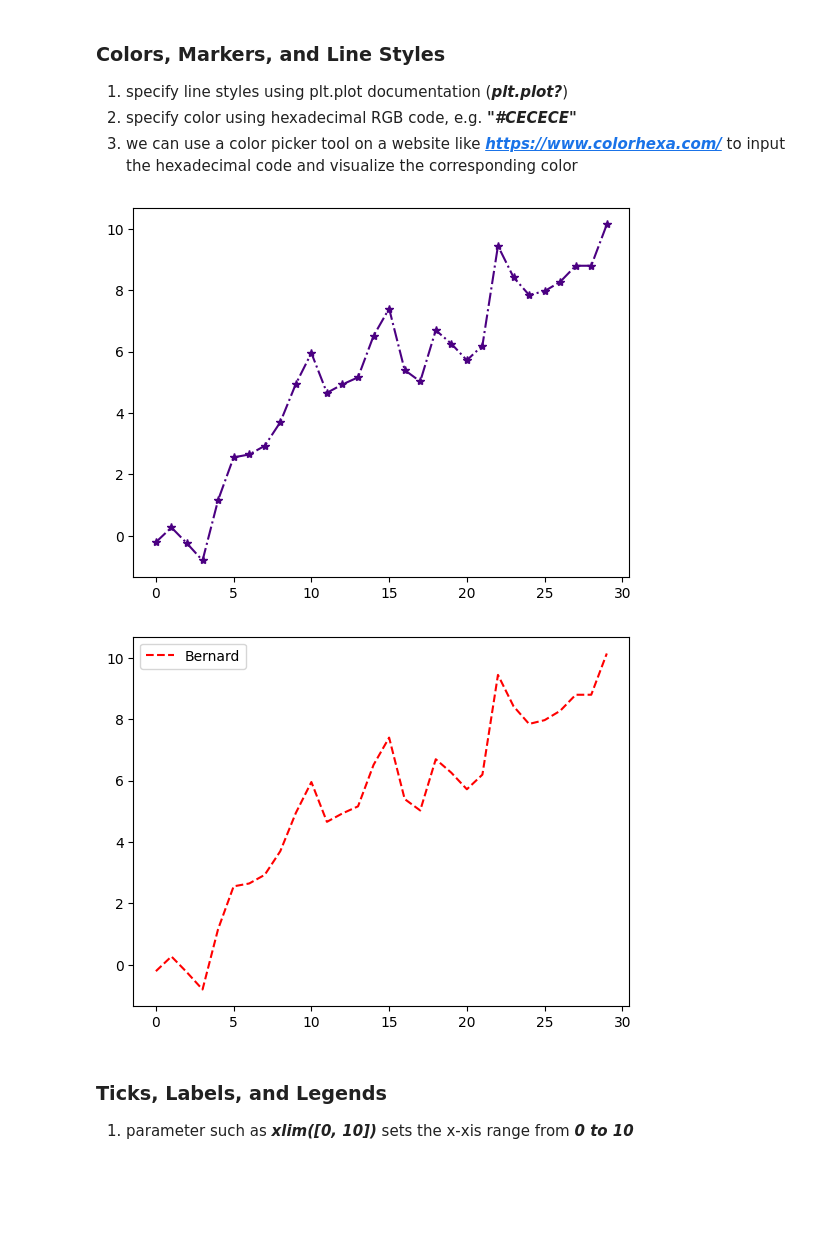
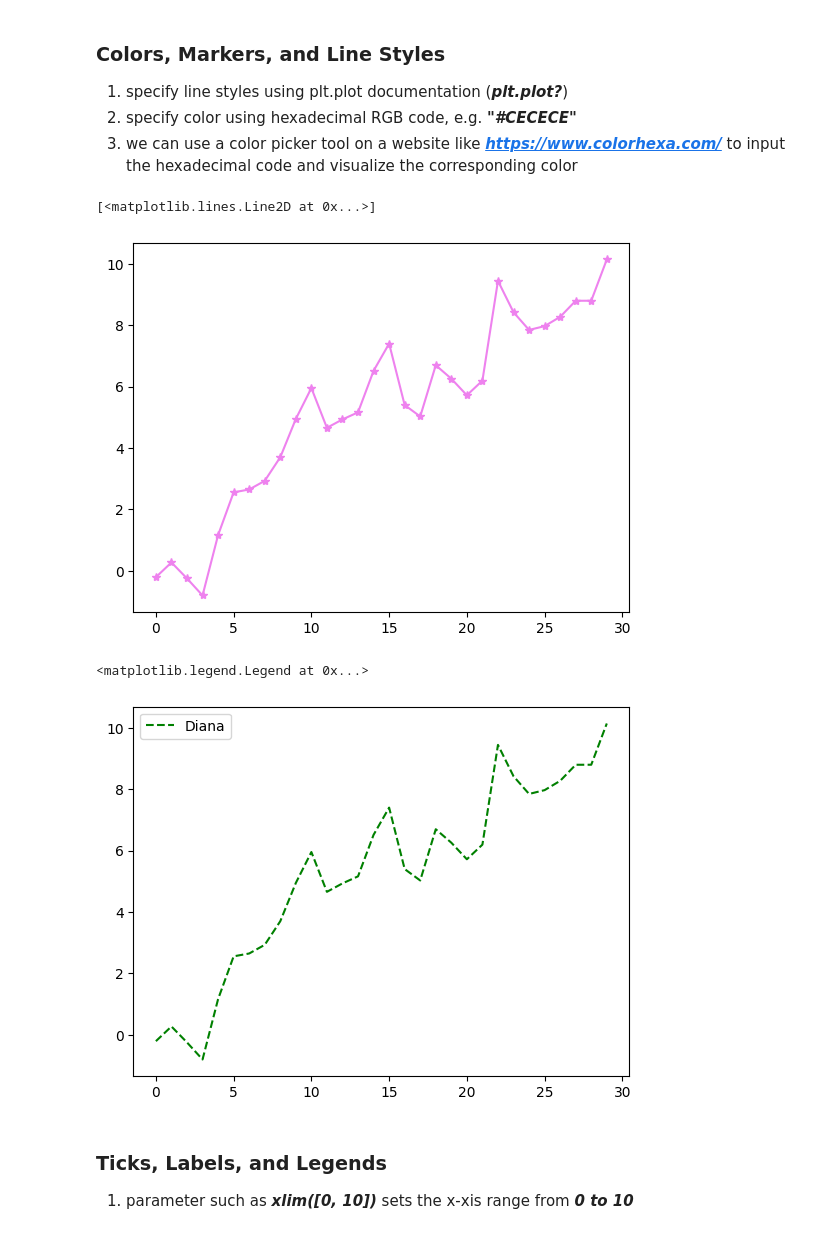
Before and after one commit to DianaKahar/STQD-Data-science, a Jupyter notebook: P137263_of_Week11_Matplotlib_20231220_WC.ipynb, the cells around one changed output. Cells and saved outputs as stored; diff of their text form; code cells hidden in the pictures; blank space fills up the shorter version.

```diff
--- a/P137263_of_Week11_Matplotlib_20231220_WC.ipynb
+++ b/P137263_of_Week11_Matplotlib_20231220_WC.ipynb
@@ -136,6 +152,8 @@ plt.savefig("")
 # %%
 # Adding markers on line plot
 # hexadecimal RGB color code
-rng = np.random.RandomState()
+rng = np.random.RandomState(12345)
+plt.plot(rng.standard_normal(30).cumsum(), color = "#ee82ee", linestyle = "-", marker = "*")
 # %% [output]
+[<matplotlib.lines.Line2D at 0x...>]
-[figure, old version]
+[figure, new version]
@@ -142,8 +163,12 @@ rng = np.random.RandomState()
 # %%
 # Drawstyle default
-rng = np.random.RandomState()
+rng = np.random.RandomState(12345)
+dat = rng.standard_normal(30).cumsum()
+plt.plot(dat, color = 'green', linestyle = '--', label = 'Diana');
+plt.legend()
 # %% [output]
+<matplotlib.legend.Legend at 0x...>
-[figure, old version]
+[figure, new version]
 # %% [markdown]
 ### **Ticks, Labels, and Legends**
 
```
Also changed, not shown: parts of 13 cells of this notebook.
